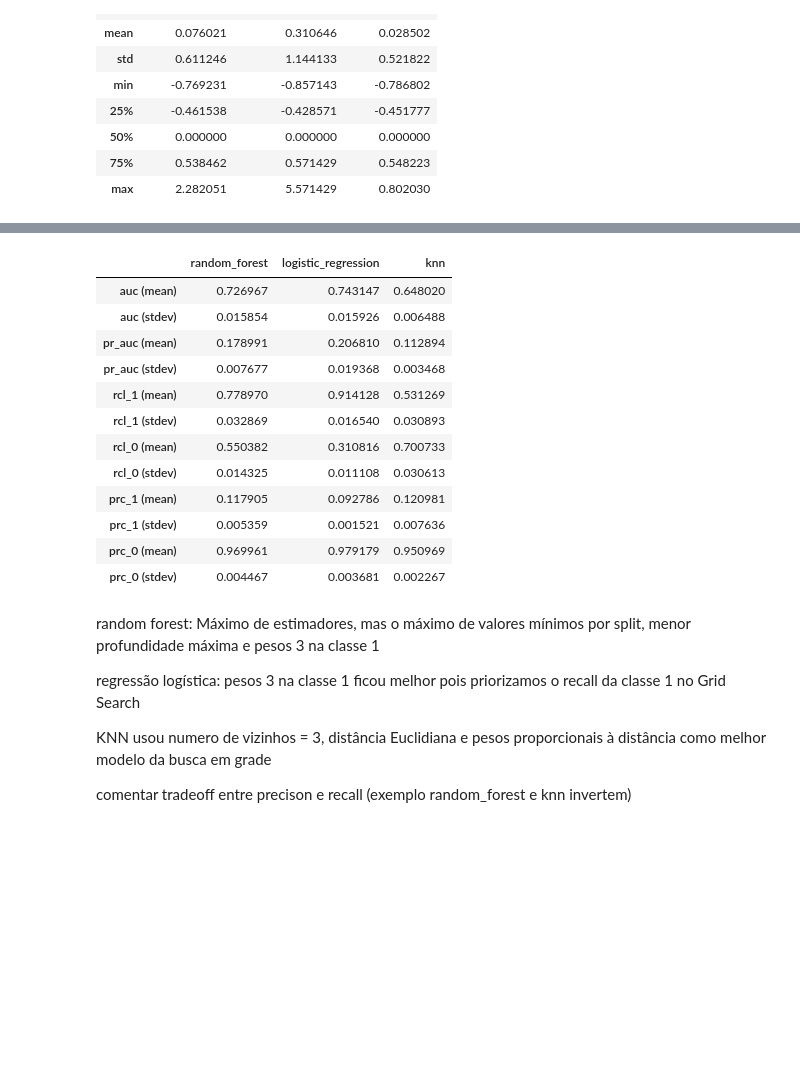
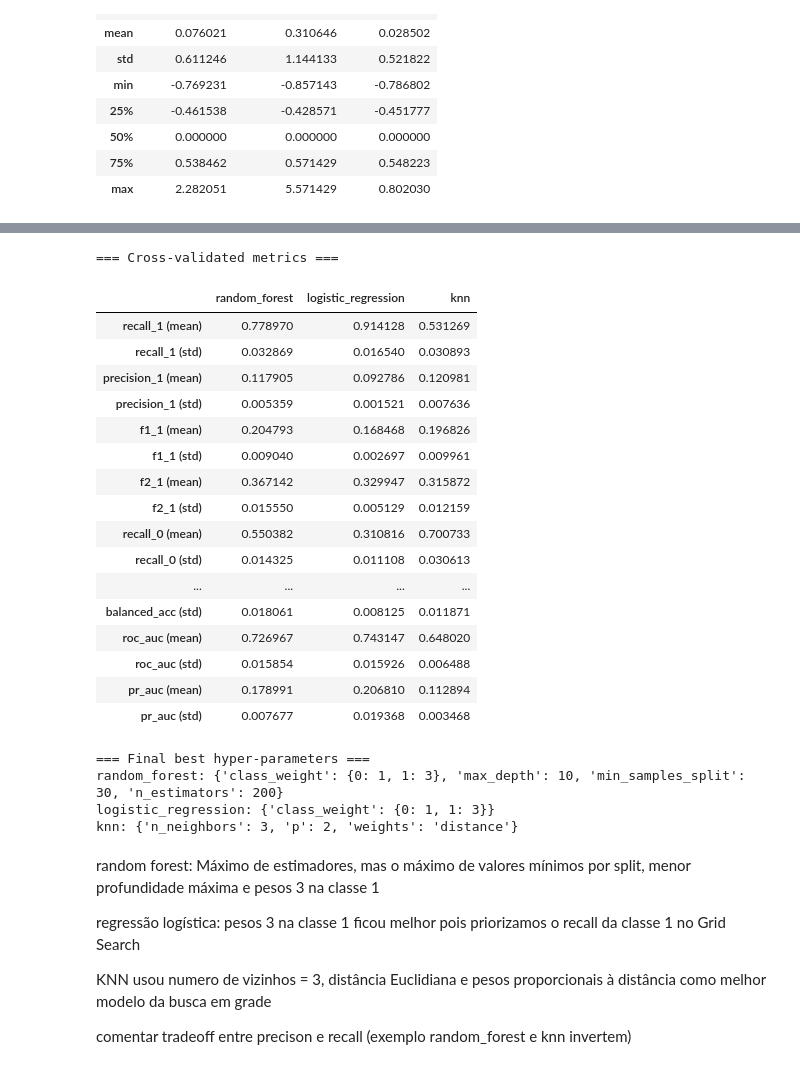
Before and after one commit to PietroGolfeto/DataSUS-Chikungunya-ML, a Jupyter notebook: data-training/training.ipynb, the cells around one changed output, grey strips where cells are left out. Drawn from its saved outputs; the diff is of its cells as text; code cells hidden in the pictures; blank space fills up the shorter version.

```diff
--- a/data-training/training.ipynb
+++ b/data-training/training.ipynb
@@ -68,9 +69,9 @@ X_test_path = os.path.expanduser(path['X_test_path'])
 y_test_path = os.path.expanduser(path['y_test_path'])
 # %%
 X_train = pd.read_csv(X_train_path, low_memory=False)
-y_train = pd.read_csv(y_train_path, low_memory=False)
+y_train = pd.read_csv(y_train_path, low_memory=False).squeeze("columns")
 X_test = pd.read_csv(X_test_path, low_memory=False)
-y_test = pd.read_csv(y_test_path, low_memory=False)
+y_test = pd.read_csv(y_test_path, low_memory=False).squeeze("columns")
 # %%
 X_train.head()
 # %% [output]
@@ -136,8 +138,7 @@ X_train, X_test = impute_missing(X_train, X_test, n_neighbors=3)
 # %%
 def remove_outliers(X, y, col, thresh):
     """
-    Keep only rows where X[col] <= thresh and drop the others
-    in both X and its matching y.
+    Keep only rows where X[col] <= thresh and drop the others in both X and its matching y.
     """
     keep_mask = X[col] <= thresh          # boolean mask
     X_clean   = X.loc[keep_mask].reset_index(drop=True)
@@ -271,2 +279,27 @@ for alg in base_estimators:
+# %%
+"""
+Build one GridSearchCV wrapper per base model
+  • Uses the algorithm-specific hyper-parameter grids defined in param_grids
+  • Shares the same StratifiedKFold object (kf) → every model sees identical
+    train/validation splits during the search
+  • Optimize models ONLY on recall of the positive class (label = 1) because
+    missing a true-positive chikungunya case is the costliest error
+  • refit='recall_1' ⇒ once the best hyper-params are found inside CV,
+    retrain a fresh model on the entire (SMOTE+undersampled) training set.
+    This ensures: (i) no data leakage; (ii) every final model has seen all
+    available training samples before we evaluate on X_test later.
+Result: `algorithms` is a dict whose values are fully configured GridSearchCV
+        objects, ready to `.fit()` inside the evaluate_cv() function.
+"""
+algorithms = {}
+for alg in base_estimators:
+    algorithms[alg] = GridSearchCV(
+        estimator  = base_estimators[alg],
+        param_grid = param_grids[alg],
+        cv         = kf,
+        n_jobs     = -1,                 # Use all CPU cores
+        scoring    = scoring_dict,       # Store all metrics
+        refit      = 'recall_1'          # Optimize for recall of class 1
+    )
 # %%
 def evaluate_cv(X_train, y_train):
@@ -412,3 +429,6 @@ def evaluate_cv(X_train, y_train):
 # %%
-cv_results = evaluate_cv(X_train, y_train)
+# Evaluate the models using cross-validation
+# Performs the outer cross-validation, tune hyperparameters, and evaluate the models on the validation set
+# Returns a summary of the metrics and the best hyperparameters for each model
+cv_summary, best_params = evaluate_cv(X_train, y_train)
 # %% [output]
@@ -433,19 +451,34 @@ Total time taken to run cross-validation: 408.91 seconds
 # %%
-cv_results
+print("=== Cross-validated metrics ===")
+display(cv_summary)
 # %% [output]
+=== Cross-validated metrics ===
 |  | random_forest | logistic_regression | knn |
-| auc (mean) | 0.726967 | 0.743147 | 0.648020 |
-| auc (stdev) | 0.015854 | 0.015926 | 0.006488 |
+| recall_1 (mean) | 0.778970 | 0.914128 | 0.531269 |
+| recall_1 (std) | 0.032869 | 0.016540 | 0.030893 |
+| precision_1 (mean) | 0.117905 | 0.092786 | 0.120981 |
+| precision_1 (std) | 0.005359 | 0.001521 | 0.007636 |
+| f1_1 (mean) | 0.204793 | 0.168468 | 0.196826 |
+| f1_1 (std) | 0.009040 | 0.002697 | 0.009961 |
+| f2_1 (mean) | 0.367142 | 0.329947 | 0.315872 |
+| f2_1 (std) | 0.015550 | 0.005129 | 0.012159 |
+| recall_0 (mean) | 0.550382 | 0.310816 | 0.700733 |
+| recall_0 (std) | 0.014325 | 0.011108 | 0.030613 |
+| ... | ... | ... | ... |
+| balanced_acc (std) | 0.018061 | 0.008125 | 0.011871 |
+| roc_auc (mean) | 0.726967 | 0.743147 | 0.648020 |
+| roc_auc (std) | 0.015854 | 0.015926 | 0.006488 |
 | pr_auc (mean) | 0.178991 | 0.206810 | 0.112894 |
-| pr_auc (stdev) | 0.007677 | 0.019368 | 0.003468 |
-| rcl_1 (mean) | 0.778970 | 0.914128 | 0.531269 |
-| rcl_1 (stdev) | 0.032869 | 0.016540 | 0.030893 |
-| rcl_0 (mean) | 0.550382 | 0.310816 | 0.700733 |
-| rcl_0 (stdev) | 0.014325 | 0.011108 | 0.030613 |
-| prc_1 (mean) | 0.117905 | 0.092786 | 0.120981 |
-| prc_1 (stdev) | 0.005359 | 0.001521 | 0.007636 |
-| prc_0 (mean) | 0.969961 | 0.979179 | 0.950969 |
-| prc_0 (stdev) | 0.004467 | 0.003681 | 0.002267 |
+| pr_auc (std) | 0.007677 | 0.019368 | 0.003468 |
+# %%
+print("=== Final best hyper-parameters ===")
+for alg, params in best_params.items():
+    print(f"{alg}: {params}")
+# %% [output]
+=== Final best hyper-parameters ===
+random_forest: {'class_weight': {0: 1, 1: 3}, 'max_depth': 10, 'min_samples_split': 30, 'n_estimators': 200}
+logistic_regression: {'class_weight': {0: 1, 1: 3}}
+knn: {'n_neighbors': 3, 'p': 2, 'weights': 'distance'}
 # %% [markdown]
 random forest: Máximo de estimadores, mas o máximo de valores mínimos por split, menor profundidade máxima e pesos 3 na classe 1
 
```
Also changed, not shown: parts of 24 cells of this notebook, 1 other file.
